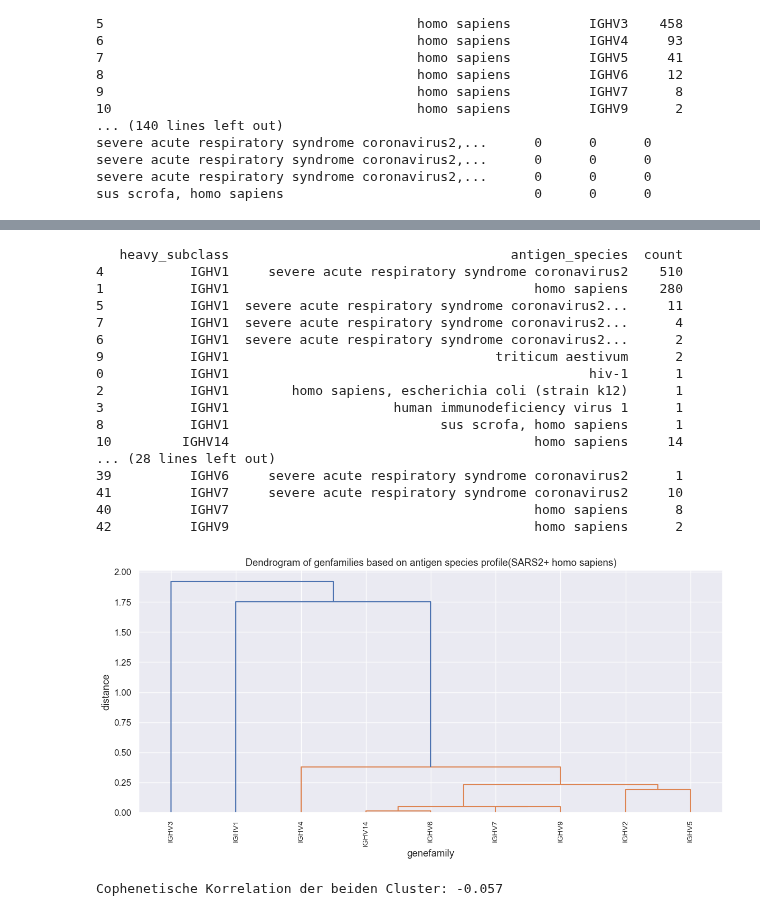
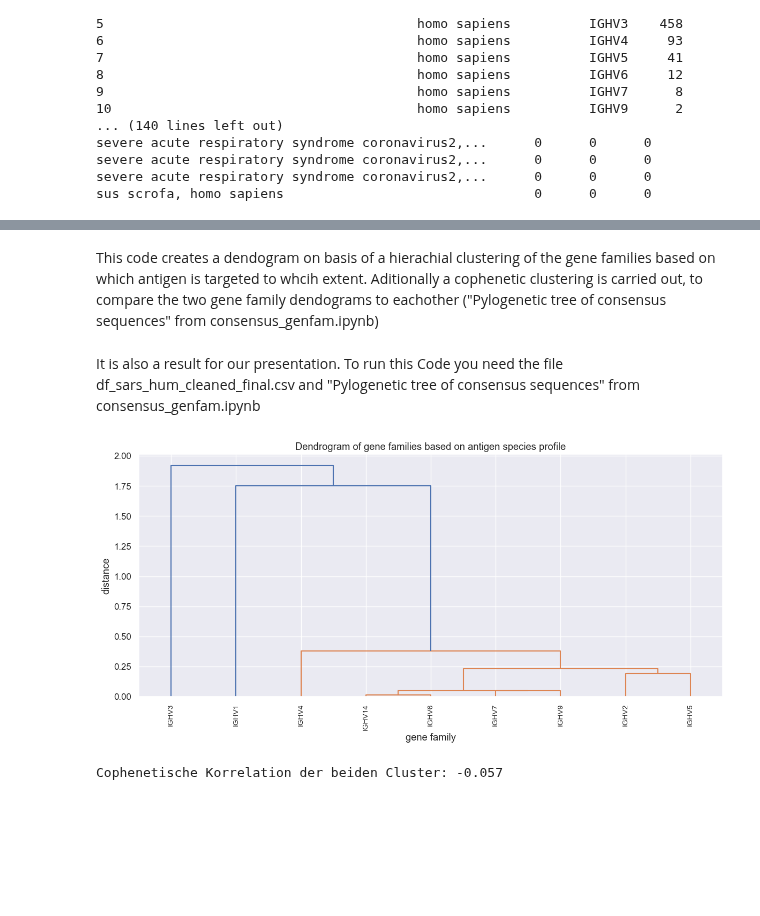
Before and after one commit to datascience-2025-group4/group04-team03, a Jupyter notebook: blasting/consensus_seq/antigens_h_chains.ipynb, the cells around one changed output, grey strips where cells are left out. Drawn from its saved outputs; the diff is of its cells as text; code cells hidden in the pictures; blank space fills up the shorter version.

```diff
--- a/blasting/consensus_seq/antigens_h_chains.ipynb
+++ b/blasting/consensus_seq/antigens_h_chains.ipynb
@@ -115,45 +63,7 @@ print(df['antigen_species'].str.contains('SARS-CoV-2', case=False).sum())
-# %%
-import pandas as pd
-
-# Datei einlesen
-df = pd.read_csv("../../data_cleanup/df_sars_hum_cleaned_final.csv", sep="\t")
-
-# Spalten mit mehreren Einträgen aufteilen (z. B. "bos taurus | homo sapiens")
-df_expanded = df.copy()
-df_expanded['antigen_species'] = df['antigen_species'].str.split('|').apply(lambda x: [s.strip() for s in x])  # Liste mit Einträgen
-
-# Jede Kombination von heavy_subclass und antigen_species als neue Zeile
-df_exploded = df_expanded.explode('antigen_species')
-
-# Gruppieren und zählen
-counts = df_exploded.groupby(['heavy_subclass', 'antigen_species']).size().reset_index(name='count')
-
-# Sortieren (optional)
-counts = counts.sort_values(by=['heavy_subclass', 'count'], ascending=[True, False])
-
-# Ausgabe anzeigen
-print(counts)
-
-# Optional: Als CSV speichern
-# counts.to_csv("heavy_subclass_vs_antigen_species_counts.csv", index=False)
-# %% [output]
-   heavy_subclass                                    antigen_species  count
-4           IGHV1     severe acute respiratory syndrome coronavirus2    510
-1           IGHV1                                       homo sapiens    280
-5           IGHV1  severe acute respiratory syndrome coronavirus2...     11
-7           IGHV1  severe acute respiratory syndrome coronavirus2...      4
-6           IGHV1  severe acute respiratory syndrome coronavirus2...      2
-9           IGHV1                                  triticum aestivum      2
-0           IGHV1                                              hiv-1      1
-2           IGHV1        homo sapiens, escherichia coli (strain k12)      1
-3           IGHV1                     human immunodeficiency virus 1      1
-8           IGHV1                           sus scrofa, homo sapiens      1
-10         IGHV14                                       homo sapiens     14
-... (28 lines left out)
-39          IGHV6     severe acute respiratory syndrome coronavirus2      1
-41          IGHV7     severe acute respiratory syndrome coronavirus2     10
-40          IGHV7                                       homo sapiens      8
-42          IGHV9                                       homo sapiens      2
+# %% [markdown]
+This code creates a dendogram on basis of a hierachial clustering of the gene families based on which antigen is targeted to whcih extent. Aditionally a cophenetic clustering is carried out, to compare the two gene family dendograms to eachother ("Pylogenetic tree of consensus sequences" from consensus_genfam.ipynb)
+# %% [markdown]
+It is also a result for our presentation. To run this Code you need the file df_sars_hum_cleaned_final.csv and "Pylogenetic tree of consensus sequences" from consensus_genfam.ipynb
 # %%
 import pandas as pd
 from scipy.cluster.hierarchy import linkage, dendrogram
@@ -201,36 +111,36 @@ linkage_matrix = linkage(pivot_scaled, method="single", metric="euclidean")
 # 7. Dendrogramm plotten
 # -------------------------------
 plt.figure(figsize=(12, 6))
 dendrogram(
     linkage_matrix,
     labels=pivot.index.tolist(),
     leaf_rotation=90,
     leaf_font_size=10,
     color_threshold=None
 )
 
-plt.title("Dendrogram of genfamilies based on antigen species profile(SARS2+ homo sapiens)")
-plt.xlabel("genefamily")
+plt.title("Dendrogram of gene families based on antigen species profile")
+plt.xlabel("gene family")
 plt.ylabel("distance")
 plt.tight_layout()
 plt.show()
 
 
 
 # --- 3. Cophenetische Distanzen für beide Cluster berechnen ---
 
 coph_dist_1 = cophenet(Z, condensed_dist)[1]
 
 pivot_dist = pdist(pivot_scaled, metric='euclidean')
 coph_dist_2 = cophenet(linkage_matrix, pivot_dist)[1]
 
 # --- 4. Cophenetische Korrelation zwischen beiden Clustern berechnen ---
 
 correlation = np.corrcoef(coph_dist_1, coph_dist_2)[0, 1]
 
 print(f"Cophenetische Korrelation der beiden Cluster: {correlation:.3f}")
 # %% [output]
-[figure, old version]
+[figure, new version]
 Cophenetische Korrelation der beiden Cluster: -0.057
 # %%
 
```
Also changed, not shown: parts of 4 cells of this notebook, 3 other files.
